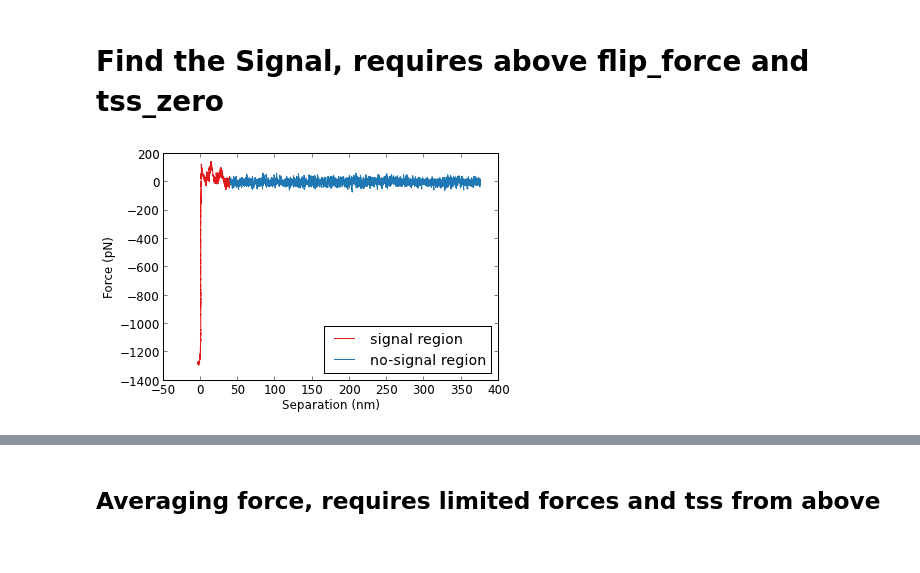
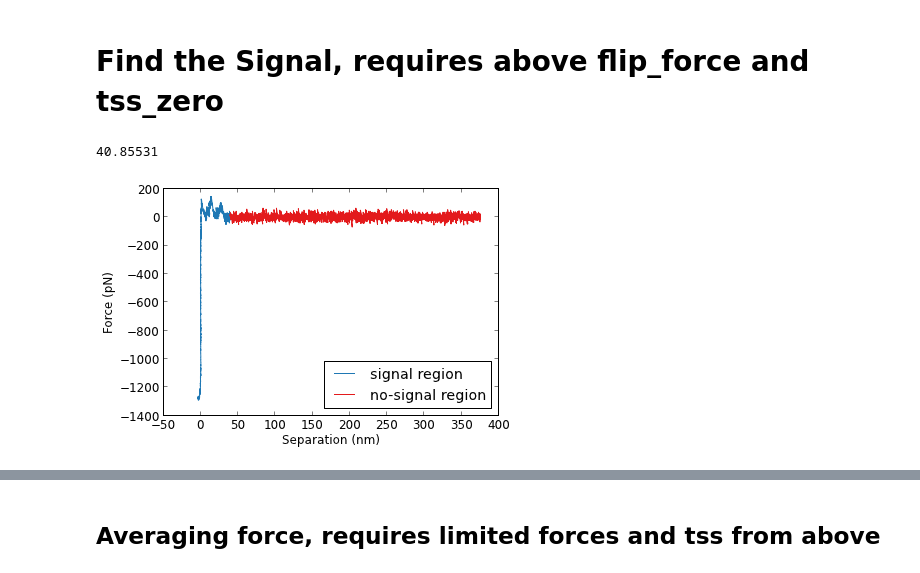
Before and after one commit to hilaryjoyce/smfs-data-analysis, a Jupyter notebook: Thesis figures - Analysis Outline.ipynb, the cells around one changed output, grey strips where cells are left out. Cells and saved outputs as stored; diff of their text form; code cells hidden in the pictures.

```diff
--- a/Thesis figures - Analysis Outline.ipynb
+++ b/Thesis figures - Analysis Outline.ipynb
@@ -9,4 +9,8 @@ fig_folder = "../../Thesis/fig/"
 from glob import glob
+# %%
+fig_folder = "../../Thesis/fig/analysis/"
+if not os.path.isdir(fig_folder):
+    os.mkdir(fig_folder)
 # %% [markdown]
 ## RDF transform
 # %%
@@ -140,8 +144,12 @@ tss = tss_zero
 N = len(tss)
 sd=0
 i=1
+sd_list = []
+tss_tail_list = []
 while sd < 30:
     sd = std(force[(N-200-i):(N-i)])
+    sd_list.append(sd)
+    tss_tail_list.append(tss[N-i])
     i=i+20
     if (N-200-i) <= 0:
         i = 1
@@ -152,14 +160,18 @@ force_lim = force[tss < tss_limit]
 tss_lim = tss[tss < tss_limit]
 force_tail = force[tss > tss_limit]
 tss_tail = tss[tss > tss_limit]
+# %%
+print tss_tail_list[-1]
+# %% [output]
+40.85531
 # %%
 figsize(6,4)
-plot(tss_lim, force_lim, color=cpool[1])
-plot(tss_tail, force_tail, color=cpool[0])
+plot(tss_lim, force_lim, color=cpool[0])
+plot(tss_tail, force_tail, color=cpool[1])
 xlabel('Separation (nm)')
 ylabel('Force (pN)')
 legend(['signal region', 'no-signal region'], loc='lower right')
 tight_layout()
-#savefig('%stail_cut_off.pdf' % fig_folder)
+savefig('%stail_cut_off.pdf' % fig_folder)
 # %% [output]
-[figure, old version]
+[figure, new version]
```
Also changed, not shown: parts of 24 cells of this notebook, 20 other files.
